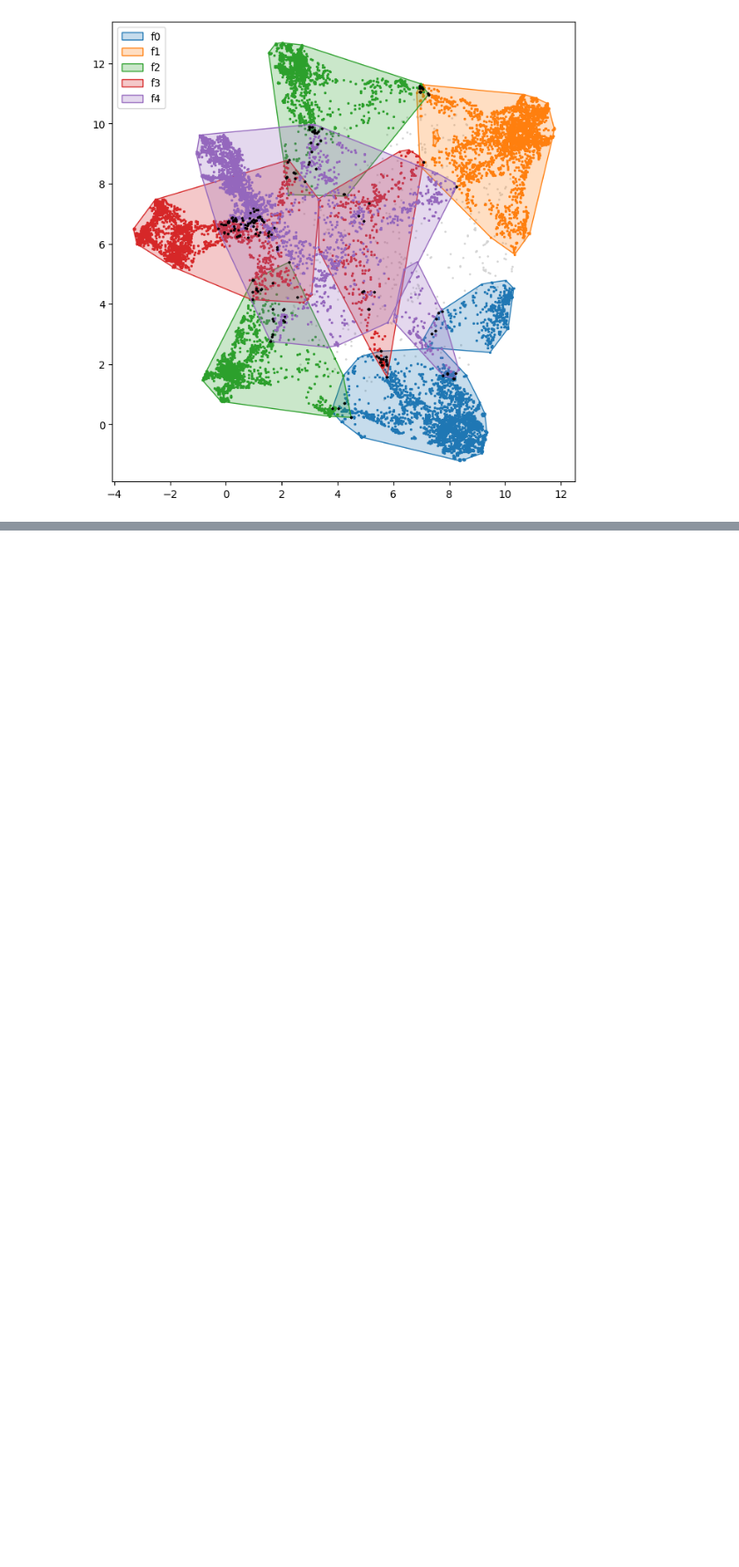
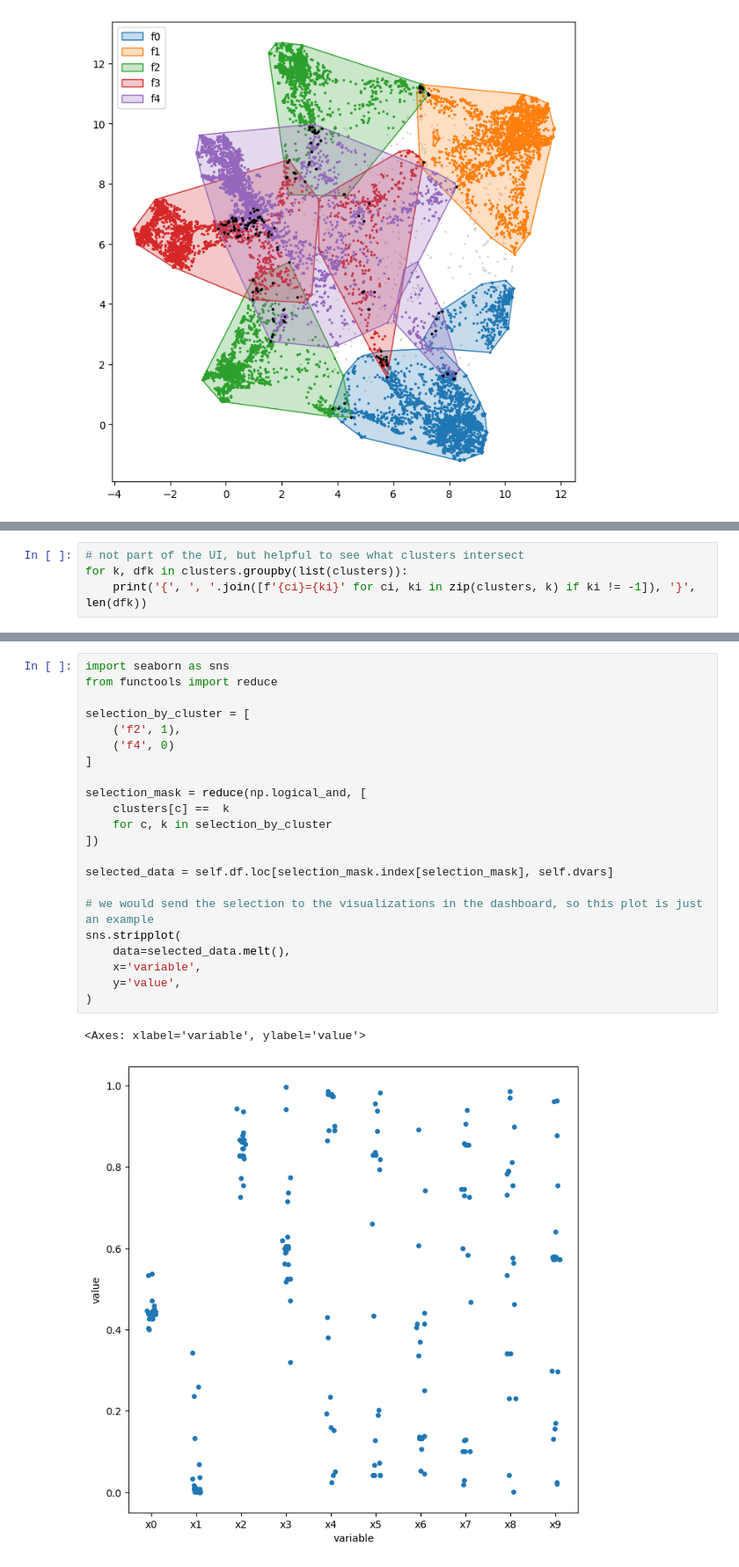
Before and after one commit to pnnl/pyMOODS, a Jupyter notebook: notebooks/DTLZ2 Explore.ipynb, the cells around one changed output, grey strips where cells are left out. Shown at 88% size. Saved outputs shown, nothing was run; the diff lists cells and outputs as text; blank space fills up the shorter version.

Commit message:
Added cluster explanation visualization.

```diff
--- a/notebooks/DTLZ2 Explore.ipynb
+++ b/notebooks/DTLZ2 Explore.ipynb
@@ -57,0 +61,4 @@ self.show_hypergraph(**kwargs)
+# %%
+# not part of the UI, but helpful to see what clusters intersect
+for k, dfk in clusters.groupby(list(clusters)):
+    print('{', ', '.join([f'{ci}={ki}' for ci, ki in zip(clusters, k) if ki != -1]), '}', len(dfk))
@@ -57,0 +83,25 @@ self.show_hypergraph(**kwargs)
+# %%
+import seaborn as sns
+from functools import reduce
+
+selection_by_cluster = [
+    ('f2', 1),
+    ('f4', 0)
+]
+
+selection_mask = reduce(np.logical_and, [
+    clusters[c] ==  k
+    for c, k in selection_by_cluster
+])
+
+selected_data = self.df.loc[selection_mask.index[selection_mask], self.dvars]
+
+# we would send the selection to the visualizations in the dashboard, so this plot is just an example
+sns.stripplot(
+    data=selected_data.melt(),
+    x='variable',
+    y='value',
+)
+# %% [output]
+<Axes: xlabel='variable', ylabel='value'>
+[figure, added]
```
Also changed, not shown: parts of 4 cells of this notebook.
